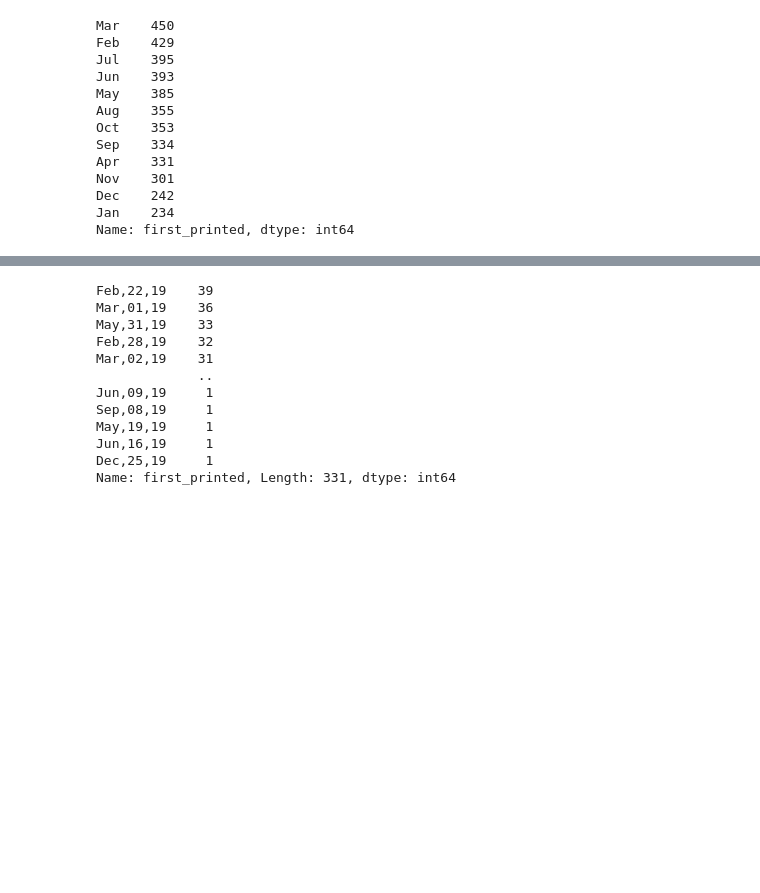
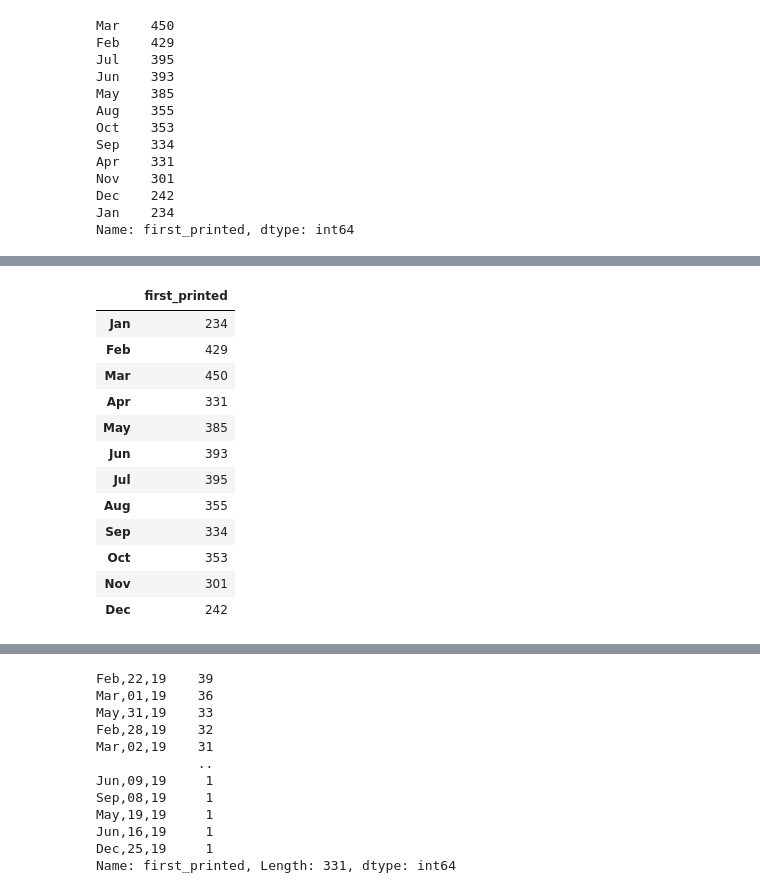
Before and after one commit to TylerShubert/Carvant_Test_data_analysis, a Jupyter notebook: Carvant.ipynb, the cells around one changed output, grey strips where cells are left out. Drawn from its saved outputs; the diff is of its cells as text; code cells hidden in the pictures; blank space fills up the shorter version.

```diff
--- a/Carvant.ipynb
+++ b/Carvant.ipynb
@@ -461,0 +469,23 @@ Name: first_printed, dtype: int64
+# %%
+#Creating dataframe to set months in order
+
+df1 = pd.DataFrame(result)
+months = ["Jan", "Feb", "Mar", "Apr", "May", "Jun",
+          "Jul", "Aug", "Sep", "Oct", "Nov", "Dec"]
+df1 = df1.reindex(months)
+# %%
+df1
+# %% [output]
+|  | first_printed |
+| Jan | 234 |
+| Feb | 429 |
+| Mar | 450 |
+| Apr | 331 |
+| May | 385 |
+| Jun | 393 |
+| Jul | 395 |
+| Aug | 355 |
+| Sep | 334 |
+| Oct | 353 |
+| Nov | 301 |
+| Dec | 242 |
```
Also changed, not shown: parts of 12 cells of this notebook.
